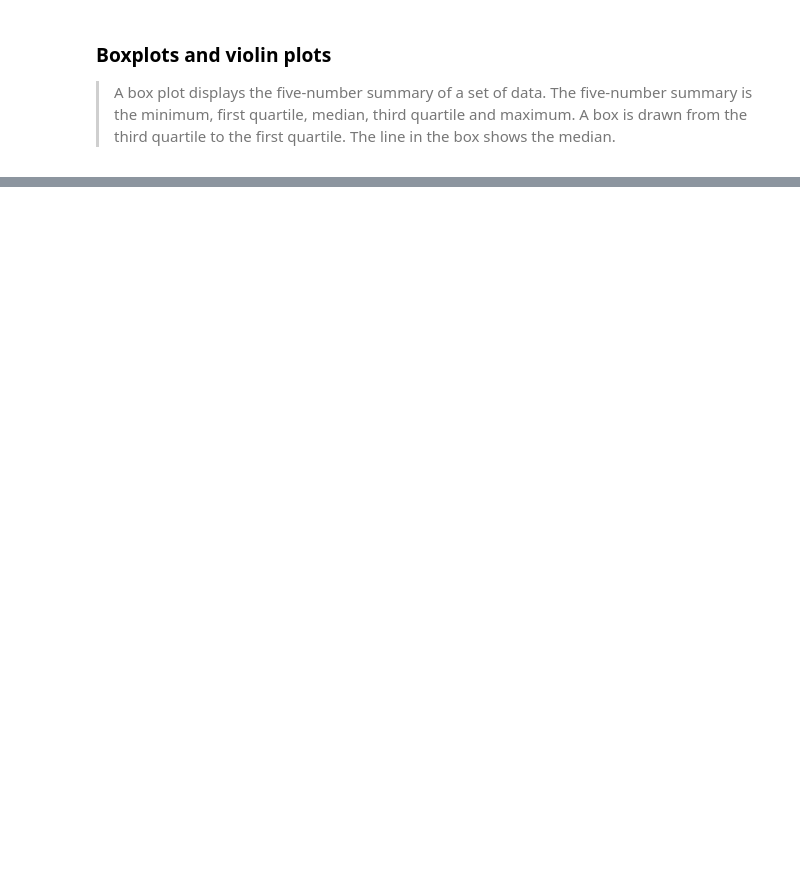
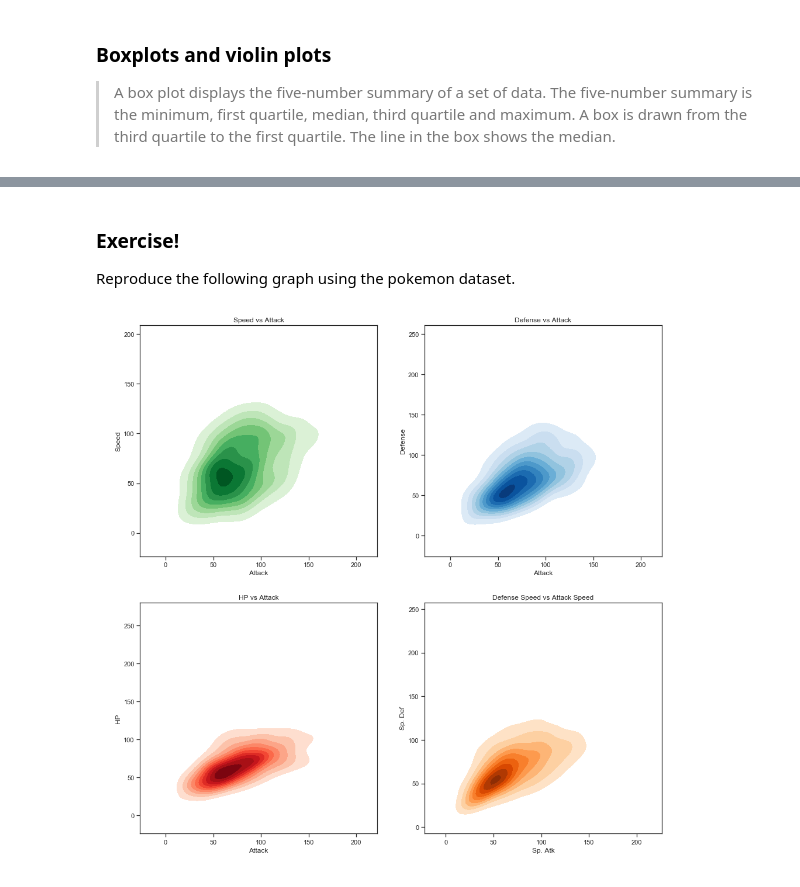
Before and after one commit to erikmagic/python-tutorials, a Jupyter notebook: seaborn/seaborn_en.ipynb, the cells around one changed output, grey strips where cells are left out. Cells and saved outputs as stored; diff of their text form; code cells hidden in the pictures; blank space fills up the shorter version.

```diff
--- a/seaborn/seaborn_en.ipynb
+++ b/seaborn/seaborn_en.ipynb
@@ -416,0 +421,7 @@ ax.set_ylim(0,250)
+# %% [markdown]
+### Exercise!
+ Reproduce the following graph using the pokemon dataset.
+# %%
+Image("./last_exercise.png")
+# %% [output]
+[figure, added]
```
Also changed, not shown: parts of 38 cells of this notebook, 2 other files.
